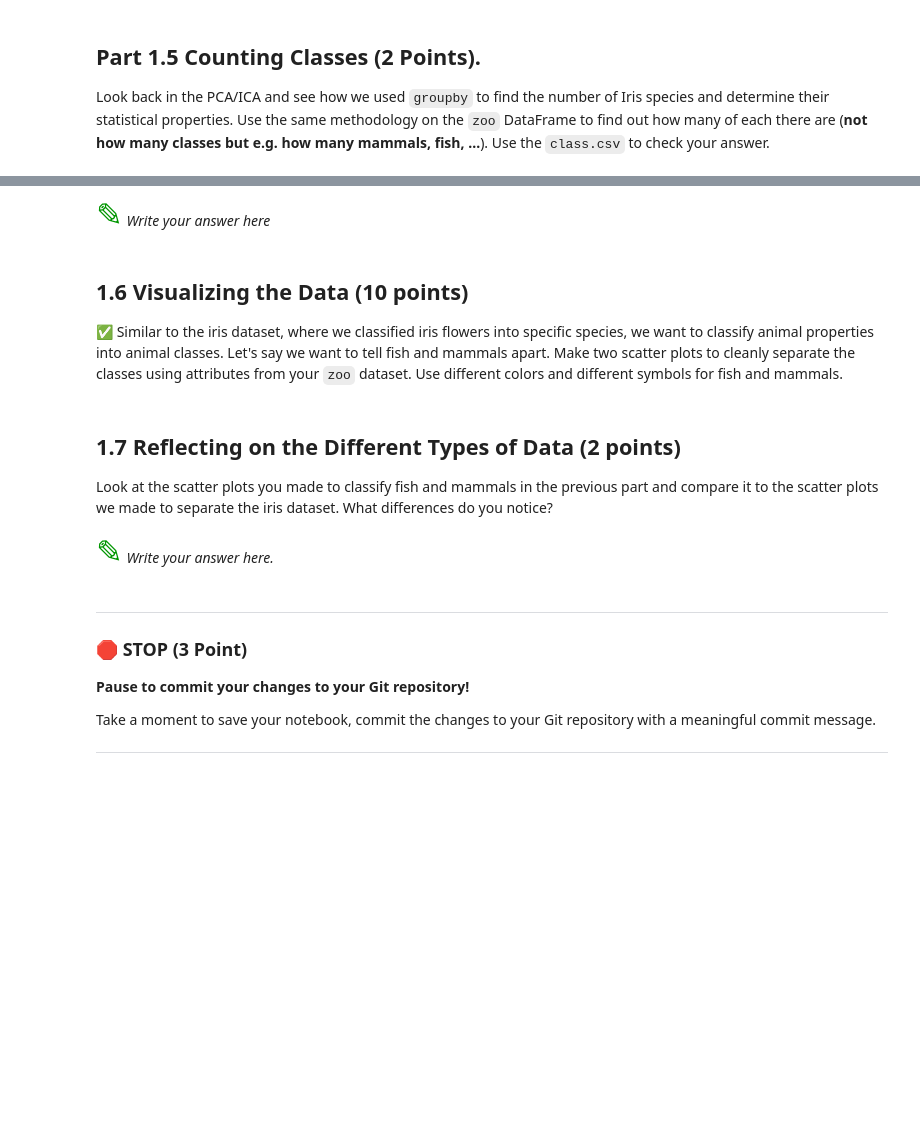
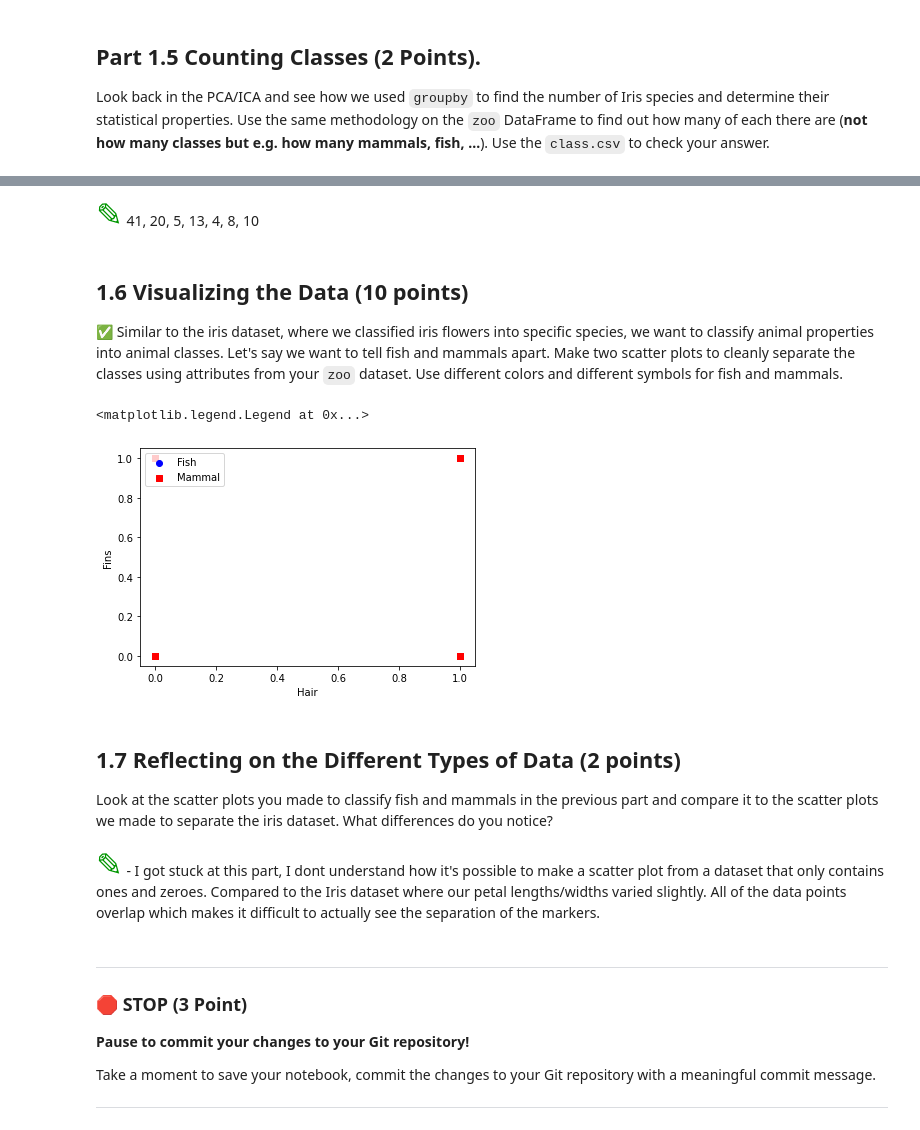
Before and after one commit to wilcox63/CMSE202-s23-turnin, a Jupyter notebook: hw-02/HW-02_PandasAndObjects-WilcoxAnneMarie.ipynb, the cells around one changed output, grey strips where cells are left out. Saved outputs shown, nothing was run; the diff lists cells and outputs as text; code cells hidden in the pictures; blank space fills up the shorter version.

```diff
--- a/hw-02/HW-02_PandasAndObjects-WilcoxAnneMarie.ipynb
+++ b/hw-02/HW-02_PandasAndObjects-WilcoxAnneMarie.ipynb
@@ -83,0 +93,8 @@ Look at both datasets (`class.csv`, `zoo.csv`). Describe the contents of both da
+# %%
+zoo = pd.read_csv('zoo.csv')
+
+class_df = pd.read_csv('class.csv')
+
+pd.set_option('display.max_rows', None)
+
+zoo
@@ -88,5 +135,5 @@ Look back in the PCA/ICA and see how we used `groupby` to find the number of Iri
 # %% [markdown]
-<font size=6 color="#009600">&#9998;</font> *Write your answer here*
+<font size=6 color="#009600">&#9998;</font> 41, 20, 5, 13, 4, 8, 10
 # %% [markdown]
 ## 1.6 Visualizing the Data (10 points)
 
@@ -96,9 +144,23 @@ Look back in the PCA/ICA and see how we used `groupby` to find the number of Iri
+# %%
+fish = zoo.iloc[0:100, 17].values
+fish = np.where(fish == 4, 0,1)
+
+X = zoo.iloc[0:100, [1, 12]].values
+# %%
+plt.scatter(X[:50, 0], X[:50, 1], color = 'blue', marker = 'o' , label = "Fish")
+plt.scatter(X[50:100, 0], X[50:100, 1], color = 'red', marker = 's', label = "Mammal")
+plt.xlabel('Hair')
+plt.ylabel('Fins')
+plt.legend(loc = 'upper left')
+# %% [output]
+<matplotlib.legend.Legend at 0x...>
+[figure, added]
 # %% [markdown]
 ## 1.7 Reflecting on the Different Types of Data (2 points)
 
 Look at the scatter plots you made to classify fish and mammals in the previous part and compare it to the scatter plots we made to separate the iris dataset. What differences do you notice?
 # %% [markdown]
-<font size=6 color="#009600">&#9998;</font> *Write your answer here.*
+<font size=6 color="#009600">&#9998;</font> - I got stuck at this part, I dont understand how it's possible to make a scatter plot from a dataset that only contains ones and zeroes. Compared to the Iris dataset where our petal lengths/widths varied slightly. All of the data points overlap which makes it difficult to actually see the separation of the markers.
 # %% [markdown]
 ---
 ### &#128721; STOP (3 Point)
```
Also changed, not shown: parts of 6 cells of this notebook.
